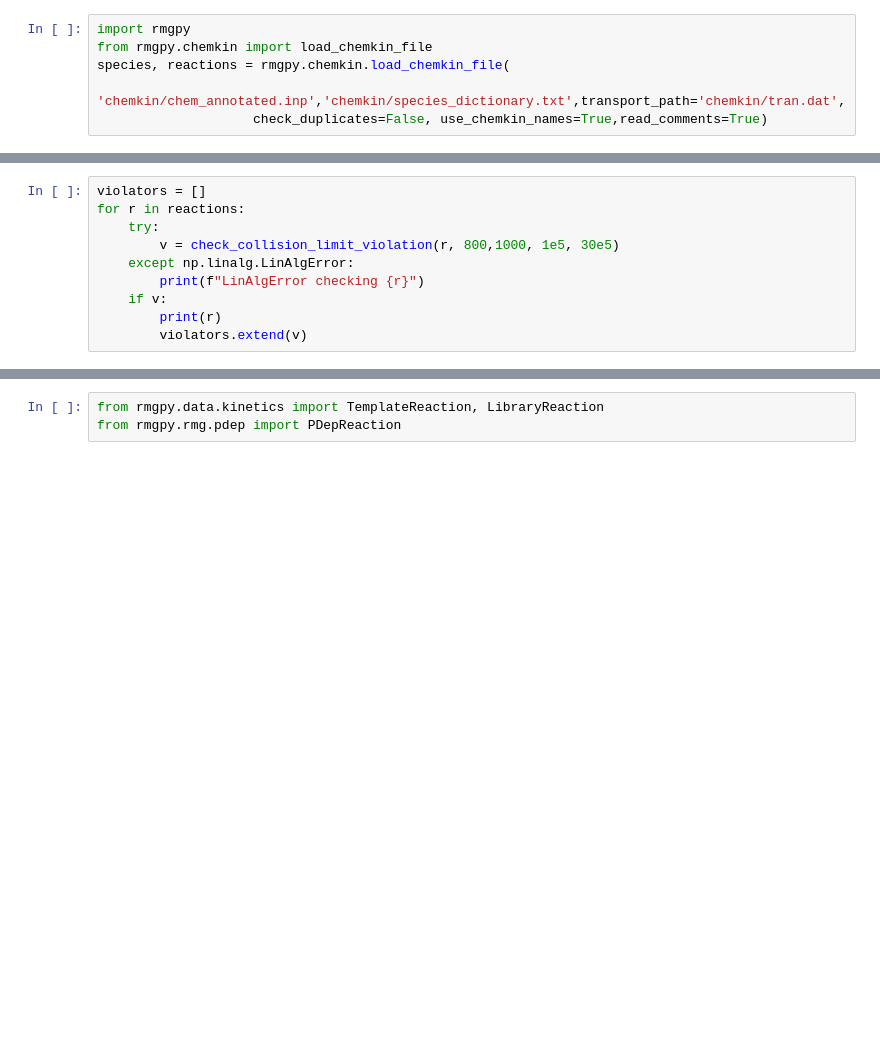
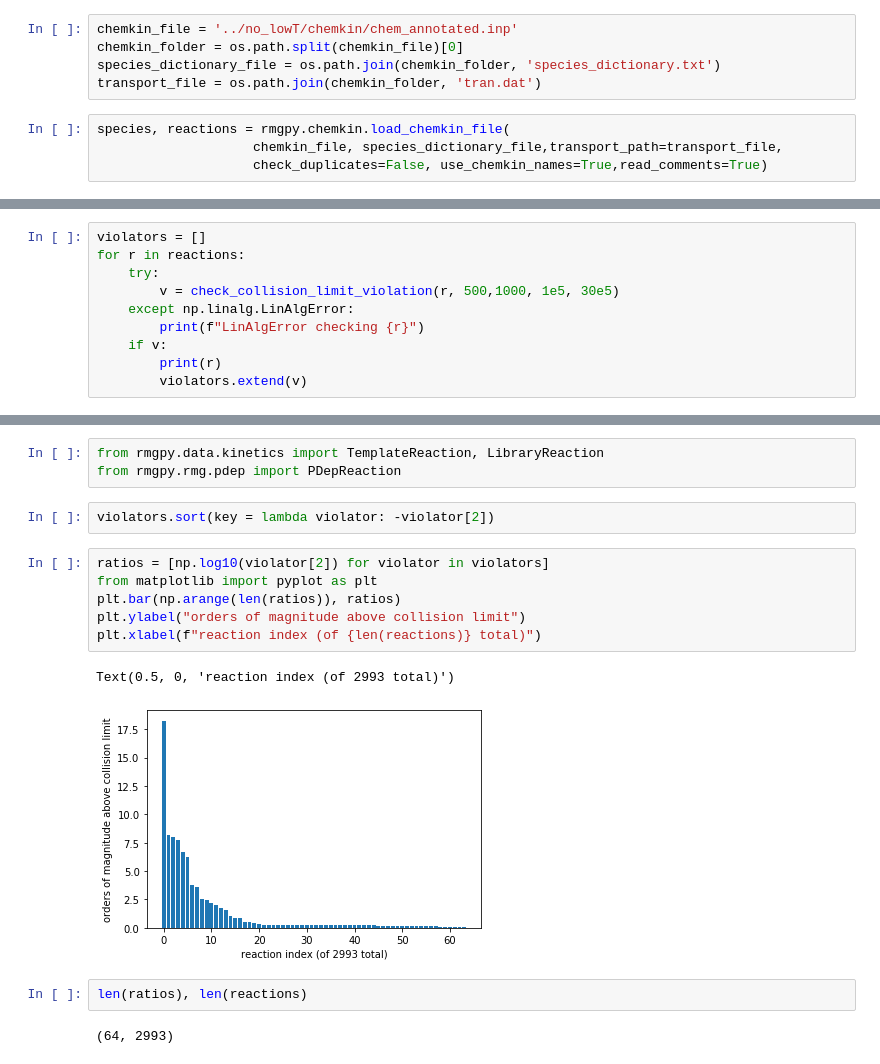
Before and after one commit to ajuluc/GTL, a Jupyter notebook: nc10/no_lowT/Collision_violators.ipynb, the cells around one changed output, grey strips where cells are left out. Cells and saved outputs as stored; diff of their text form; blank space fills up the shorter version.

Commit message:
The collision violators for nc10 with low temperature pathways added

```diff
--- a/nc10/no_lowT/Collision_violators.ipynb
+++ b/nc10/no_lowT/Collision_violators.ipynb
@@ -42,6 +25,9 @@ ELEMENTS
+# %%
+chemkin_file = '../no_lowT/chemkin/chem_annotated.inp'
+chemkin_folder = os.path.split(chemkin_file)[0]
+species_dictionary_file = os.path.join(chemkin_folder, 'species_dictionary.txt')
+transport_file = os.path.join(chemkin_folder, 'tran.dat')
 # %%
-import rmgpy
-from rmgpy.chemkin import load_chemkin_file
 species, reactions = rmgpy.chemkin.load_chemkin_file(
-                    'chemkin/chem_annotated.inp','chemkin/species_dictionary.txt',transport_path='chemkin/tran.dat',
+                    chemkin_file, species_dictionary_file,transport_path=transport_file,
                     check_duplicates=False, use_chemkin_names=True,read_comments=True)
@@ -114,7 +93,7 @@ numpy.linalg.linalg.LinAlgError
 violators = []
 for r in reactions:
     try:
-        v = check_collision_limit_violation(r, 800,1000, 1e5, 30e5)
+        v = check_collision_limit_violation(r, 500,1000, 1e5, 30e5)
     except np.linalg.LinAlgError:
         print(f"LinAlgError checking {r}")
     if v:
@@ -147,3 +120,18 @@ HOCO(19) + C2H5O2(63) <=> HOCHO(59) + C2H4O2(64)
 # %%
 from rmgpy.data.kinetics import TemplateReaction, LibraryReaction
 from rmgpy.rmg.pdep import PDepReaction
+# %%
+violators.sort(key = lambda violator: -violator[2])
+# %%
+ratios = [np.log10(violator[2]) for violator in violators]
+from matplotlib import pyplot as plt
+plt.bar(np.arange(len(ratios)), ratios)
+plt.ylabel("orders of magnitude above collision limit")
+plt.xlabel(f"reaction index (of {len(reactions)} total)")
+# %% [output]
+Text(0.5, 0, 'reaction index (of 2993 total)')
+[figure, added]
+# %%
+len(ratios), len(reactions)
+# %% [output]
+(64, 2993)
```
Also changed, not shown: parts of 16 cells of this notebook.
